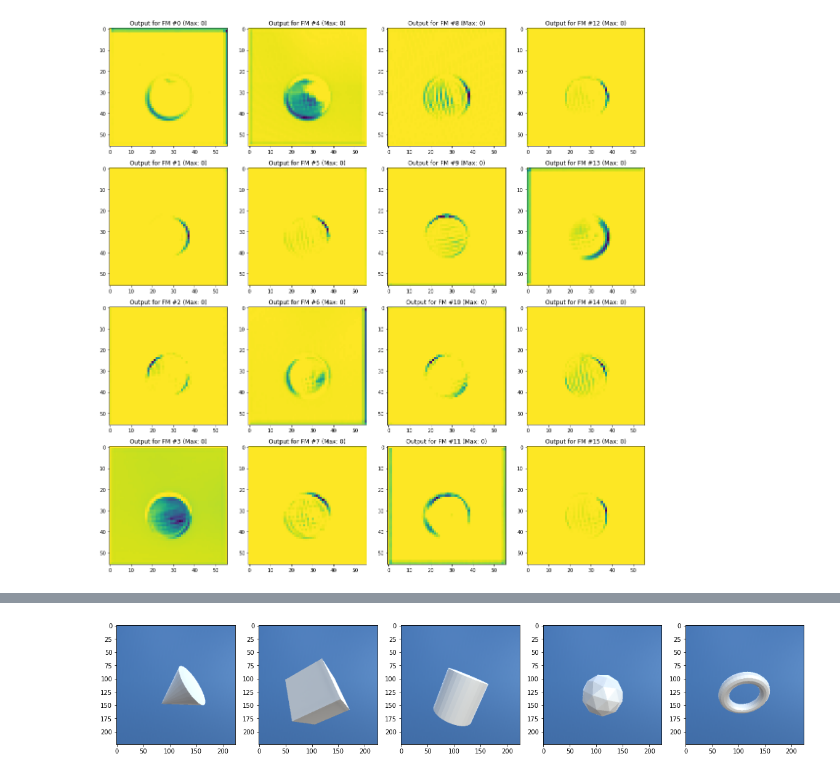
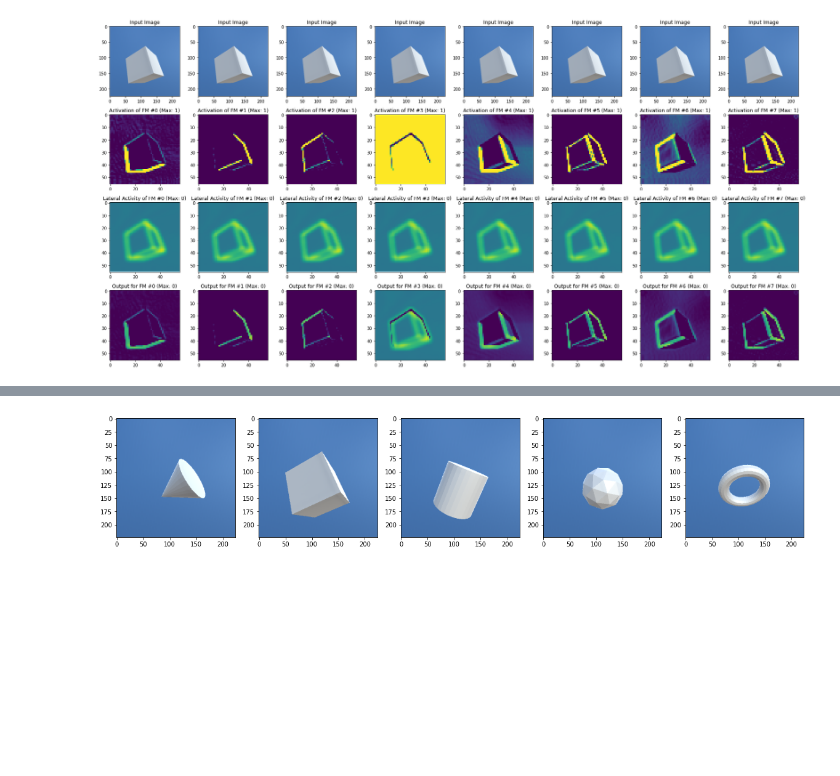
Before and after one commit to edualc/mt_object_recognition, a Jupyter notebook: LateralConnection_VectorizeNewModel.ipynb, the cells around one changed output, grey strips where cells are left out. Drawn from its saved outputs; the diff is of its cells as text; code cells hidden in the pictures; blank space fills up the shorter version.

Commit message:
adjusted model after symmetric padding changes

```diff
--- a/LateralConnection_VectorizeNewModel.ipynb
+++ b/LateralConnection_VectorizeNewModel.ipynb
@@ -9,10 +12,14 @@ from lateral_connections import LateralModel, VggModel, CustomImageDataset
 model_path = 'models/VGG19_normalized_avg_pool_pytorch'
 vm = VggModel(model_path, torch.device('cuda'), important_layers=['relu1_1', 'pool1', 'pool2'])
 
-model = LateralModel(vgg_model=vm, distance=2, num_output_repetitions=4, horizon_length=512)
+model = LateralModel(vgg_model=vm, distance=2, num_output_repetitions=2, horizon_length=64, alpha=0.8)
 
 def torch_transform(img):
     return img.reshape((1,) + img.shape).float()
 
 ds = CustomImageDataset('images/geometric_dataset/annotations.csv', image_transform=torch_transform)
+
+
+# TODO: Histogram over Time (Input? Output? Kernel?...)
+# see https://matplotlib.org/stable/gallery/statistics/hist.html
 # %%
@@ -30,9 +65,0 @@ Saved model to blub.h5 successfully.
-# %%
-K = torch.clone(model.K)
-H = torch.clone(model.H)
-
-model.load_model('blub.h5')
-
-print((K == model.K).all())
-print((H == model.H).all())
-print(model.iterations_trained)
@@ -46,10 +140,30 @@ tensor(True, device='cuda:0')
 # %%
-fig, axs = plt.subplots(4,4,figsize=(16,16))
+img,_ = ds[np.random.randint(len(ds))]
+img,_ = ds[1400]
+model.forward(img, update=False)
 
-for i in range(4):
-    for j in range(4):
-        axs[i,j].imshow(model.O[i+4*j, :, :])
-        axs[i,j].set_title(f"Output for FM #{i+4*j} (Max: {int(np.max(model.O[i+4*j,:,:]))})")
+num_fms = 8
+plot_scale = 3
+
+fig, axs = plt.subplots(4,num_fms,figsize=(num_fms*plot_scale, 4*plot_scale))
+
+for f in range(num_fms):
+    data0 = torch.swapaxes(torch.swapaxes(img[0,...], 0, 2), 0, 1).cpu().numpy().astype(int)
+    axs[0, f].imshow(data0, vmin=0, vmax=1)
+    axs[0, f].set_title(f"Input Image")
+
+    data1 = model.A[f,:,:].cpu().detach().numpy()
+    axs[1,f].imshow(data1, vmin=0, vmax=1)
+    axs[1,f].set_title(f"Activation of FM #{f} (Max: {int(np.max(data1))})")
+
+    data2 = model.L[f,:,:].cpu().detach().numpy()
+    axs[2,f].imshow(data2, vmin=0, vmax=1)
+    axs[2,f].set_title(f"Lateral Activity of FM #{f} (Max: {int(np.max(data2))})")
+
+    data3 = model.O[f,:,:].cpu().detach().numpy()
+    axs[3,f].imshow(data3, vmin=0, vmax=1)
+    axs[3,f].set_title(f"Output for FM #{f} (Max: {int(np.max(data3))})")
+
 plt.tight_layout()
 # %% [output]
-[figure, old version]
+[figure, new version]
```
Also changed, not shown: parts of 17 cells of this notebook, 3 other files.
